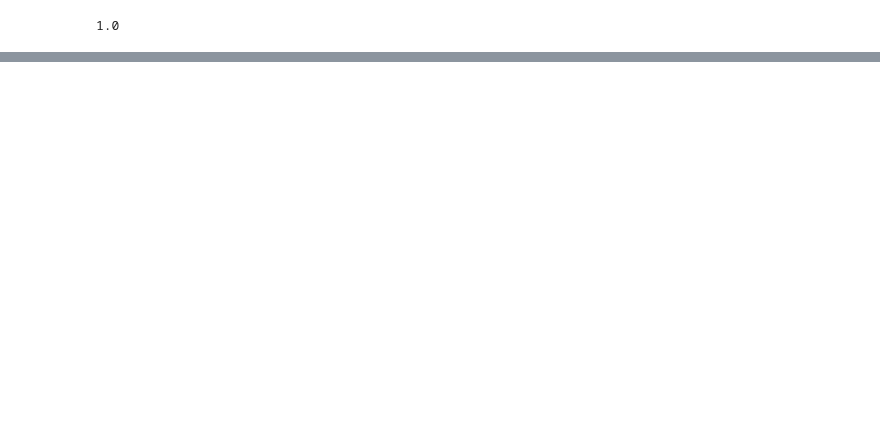
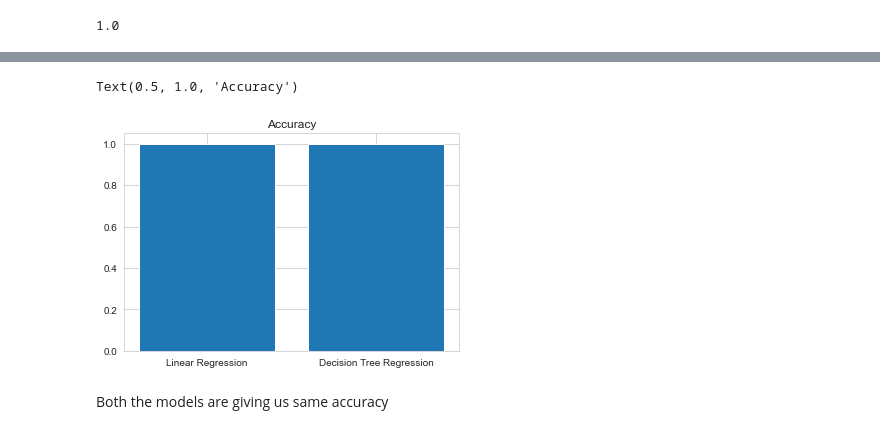
Before and after one commit to PACH05/CarPredictionModel, a Jupyter notebook: CarPricePred.ipynb, the cells around one changed output, grey strips where cells are left out. Drawn from its saved outputs; the diff is of its cells as text; code cells hidden in the pictures; blank space fills up the shorter version.

Commit message:
Linear Regression model added

```diff
--- a/CarPricePred.ipynb
+++ b/CarPricePred.ipynb
@@ -78,3 +78,15 @@ data = df[["symboling", "wheelbase", "carlength",
               "price"]]
 x = np.array(data.drop(["price"], 1))
 y = np.array(data["price"])
+# %%
+Xtrain, Xtest, Ytrain, Ytest = train_test_split(x, y, test_size=0.2)
+
+from sklearn.linear_model import LinearRegression
+lrModel = LinearRegression()
+lrModel.fit(Xtrain, Ytrain)
+
+predic = lrModel.predict(Xtest)
+
+from sklearn.metrics import mean_absolute_error
+lrACC = lrModel.score(Xtest,predic)
+print(lrACC)
@@ -81,13 +95,13 @@ y = np.array(data["price"])
 # %%
 xtrain, xtest, ytrain, ytest = train_test_split(x, y, test_size=0.2)
-
 from sklearn.tree import DecisionTreeRegressor
 model = DecisionTreeRegressor()
 model.fit(xtrain, ytrain)
 predictions = model.predict(xtest)
 
 from sklearn.metrics import mean_absolute_error
-model.score(xtest, predictions)
+dtACC = model.score(xtest, predictions)
+print(dtACC)
 # %% [output]
 1.0
 # %%
@@ -100,0 +115,8 @@ print(predictions)
+# %%
+plt.bar(["Linear Regression","Decision Tree Regression"],height=[lrACC,dtACC])
+plt.title("Accuracy")
+# %% [output]
+Text(0.5, 1.0, 'Accuracy')
+[figure, added]
+# %% [markdown]
+Both the models are giving us same accuracy
```
Also changed, not shown: parts of 2 cells of this notebook, 1 other file.
